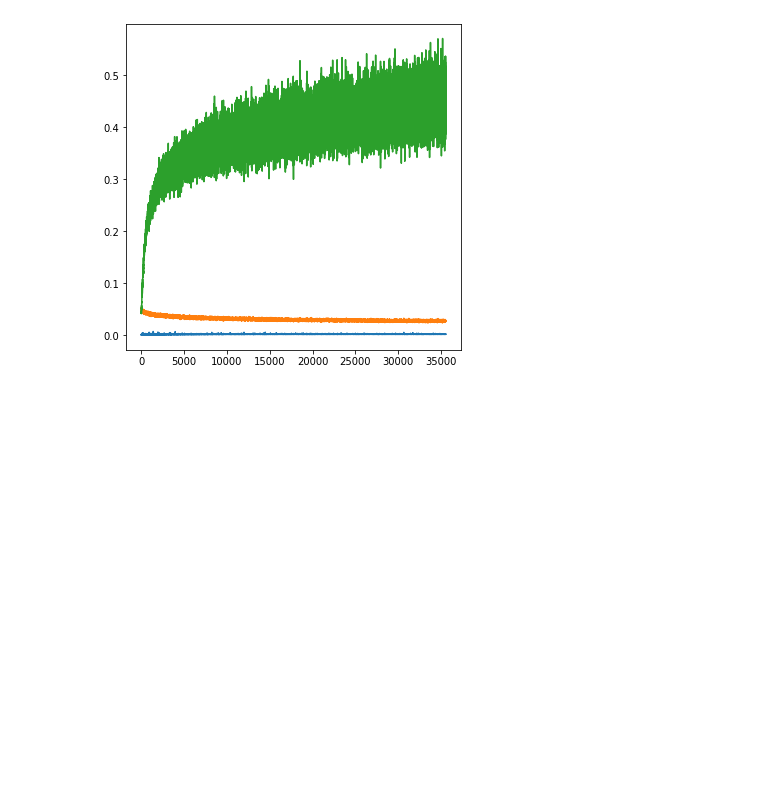
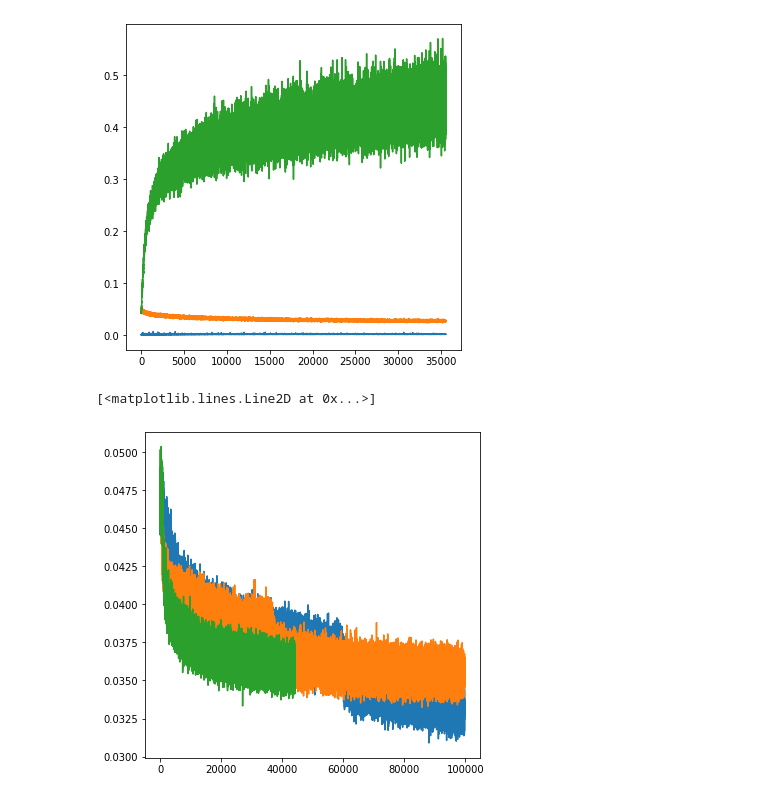
Before and after one commit to HastingsGreer/InverseConsistency, a Jupyter notebook: notebooks/InvestigateLosses.ipynb, the cells around one changed output. Drawn from its saved outputs; the diff is of its cells as text; code cells hidden in the pictures; blank space fills up the shorter version.

Commit message:
Center affine transforms

```diff
--- a/notebooks/InvestigateLosses.ipynb
+++ b/notebooks/InvestigateLosses.ipynb
@@ -163,3 +163,14 @@ plt.plot(losses("../results/ttsplit_affine_lambda20/")[:, j])
  <matplotlib.lines.Line2D at 0x...>,
  <matplotlib.lines.Line2D at 0x...>]
 [figure]
+# %%
+j = 1
+
+plt.plot(losses("../results/affine_knee_lambdaserver_2/")[:, j])
+
+plt.plot(losses("../results/ttsplit_affine_lambda20/")[:, j])
+
+plt.plot(losses("../results/tts_affine_centered/")[:, j])
+# %% [output]
+[<matplotlib.lines.Line2D at 0x...>]
+[figure, added]
```
Also changed, not shown: parts of 3 cells of this notebook, 1 other file.
